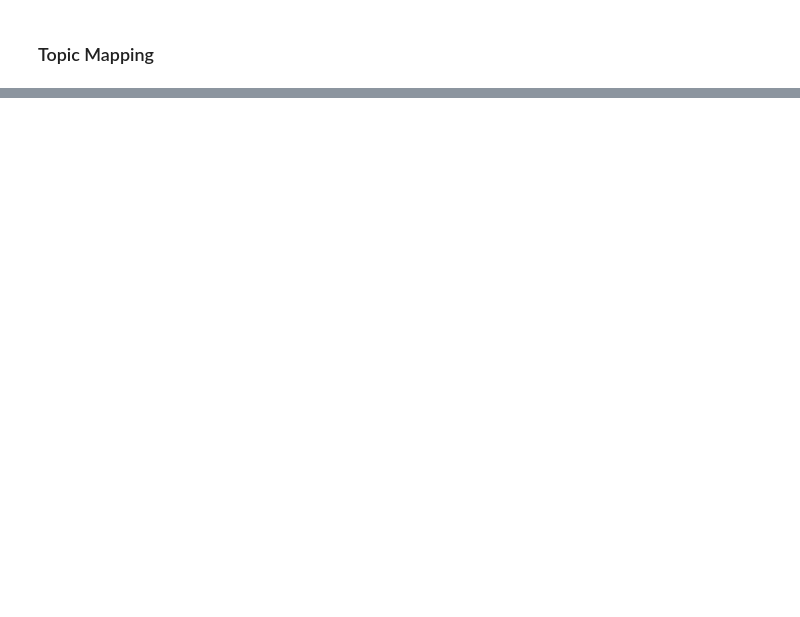
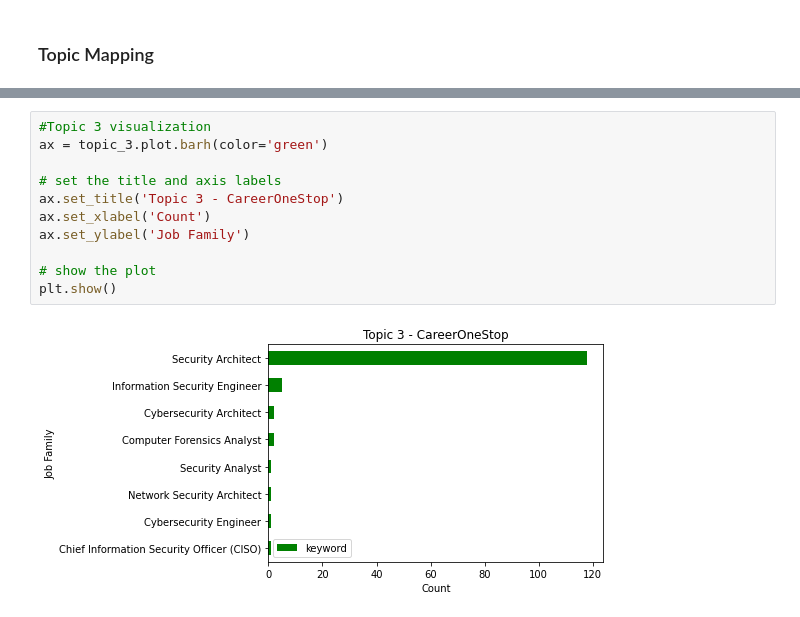
Before and after one commit to hannahabraham-gmu/Scape-Save-DAEN690, a Jupyter notebook: Demand Analysis/optimized bertopic- incl seed topic.ipynb, the cells around one changed output, grey strips where cells are left out. Drawn from its saved outputs; the diff is of its cells as text; blank space fills up the shorter version.

```diff
--- a/Demand Analysis/optimized bertopic- incl seed topic.ipynb
+++ b/Demand Analysis/optimized bertopic- incl seed topic.ipynb
@@ -334,0 +350,13 @@ pd.DataFrame(topic_1)
+# %%
+#Topic 3 visualization
+ax = topic_3.plot.barh(color='green')
+
+# set the title and axis labels
+ax.set_title('Topic 3 - CareerOneStop')
+ax.set_xlabel('Count')
+ax.set_ylabel('Job Family')
+
+# show the plot
+plt.show()
+# %% [output]
+[figure, added]
```
Also changed, not shown: parts of 40 cells of this notebook.
